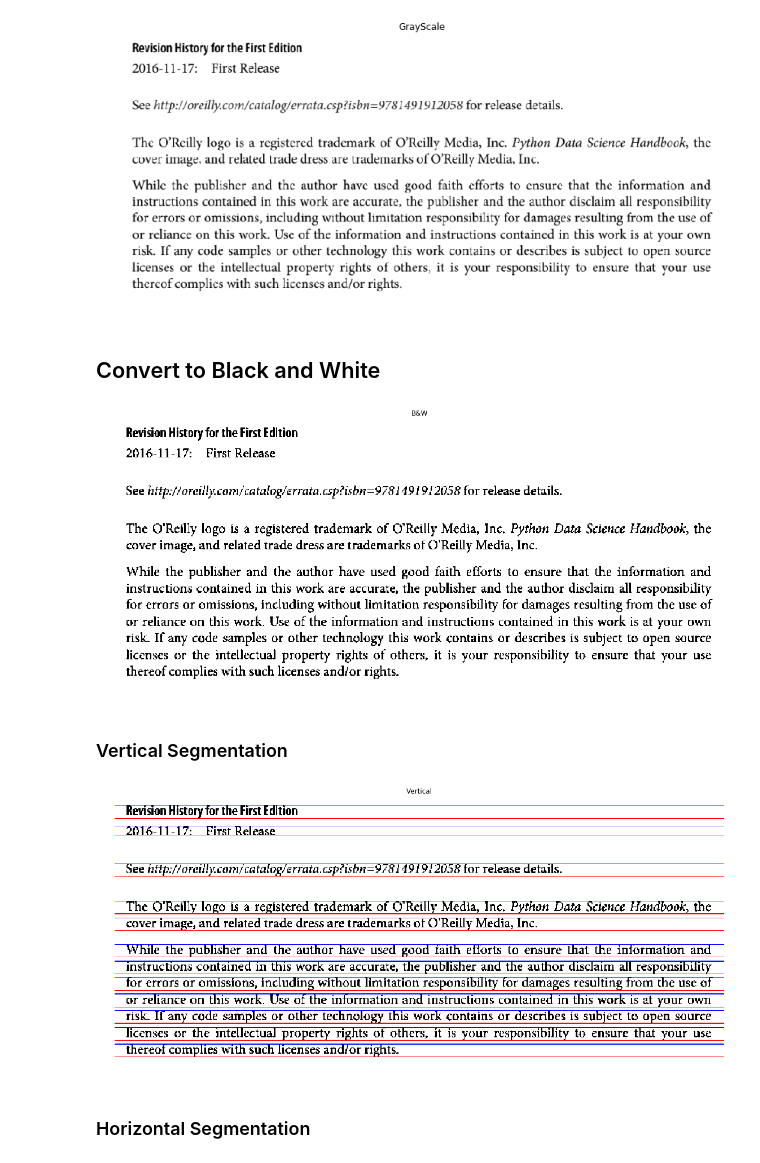
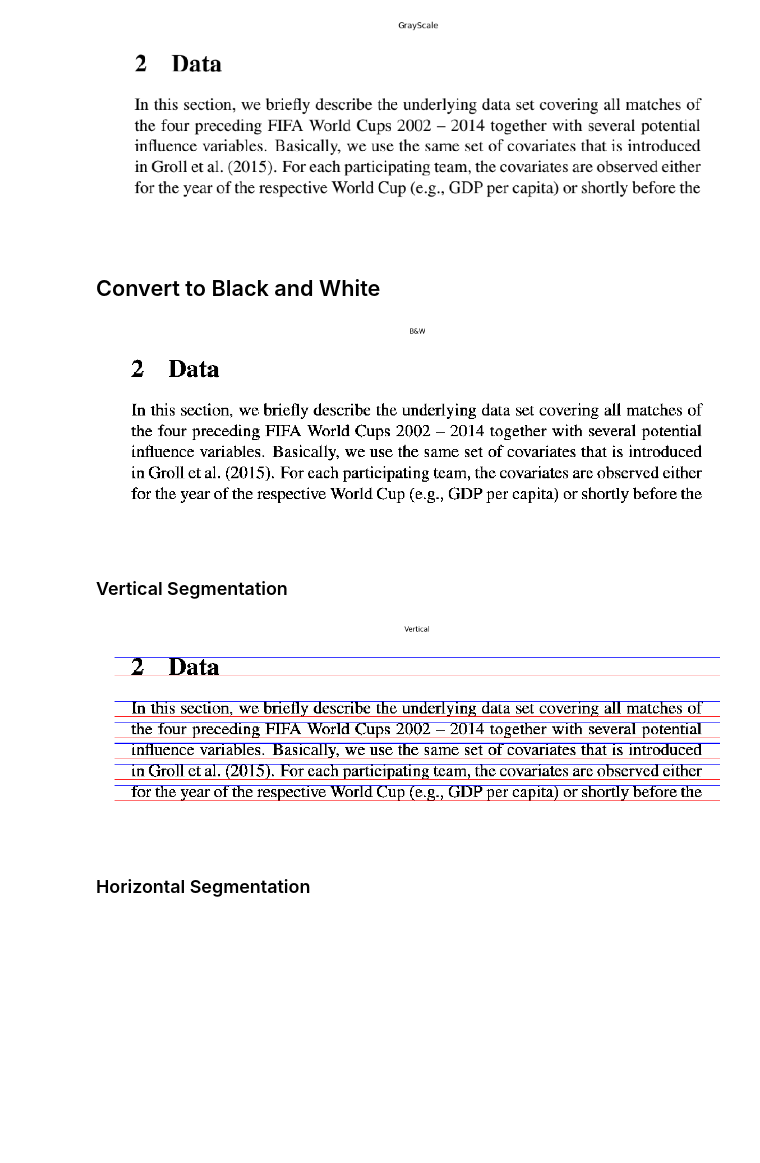
Before and after one commit to ghaiszaher/Image-Processing-OCR-Walsh, a Jupyter notebook: characters_segmentation.ipynb, the cells around one changed output. Cells and saved outputs as stored; diff of their text form; code cells hidden in the pictures; blank space fills up the shorter version.

Commit message:
other image

```diff
--- a/characters_segmentation.ipynb
+++ b/characters_segmentation.ipynb
@@ -20,11 +20,11 @@ def plotimage(img, title=None, figsize=None):
         plt.title(title)
     plt.show()
 # %%
-img = cv2.imread('images/01.png')
+img = cv2.imread('images/02.png')
 gray = cv2.cvtColor(img, cv2.COLOR_BGR2GRAY)
 plotimage(gray, 'GrayScale')
 # %% [output]
-[figure, old version]
+[figure, new version]
 # %% [markdown]
 ## Convert to Black and White
 # %%
@@ -34,7 +34,7 @@ bw[bw<thresh]=0
 bw[bw>=thresh]=255
 plotimage(bw, 'B&W', figsize=(15,15))
 # %% [output]
-[figure, old version]
+[figure, new version]
 # %% [markdown]
 ### Vertical Segmentation
 # %%
@@ -66,7 +66,7 @@ for line in lines:
     cv2.line(vert, (0,end), (width,end), (255,0,0))
 plotimage(vert, 'Vertical', figsize=(15,15))
 # %% [output]
-[figure, old version]
+[figure, new version]
 # %%
 i = 0
 start = 0
```
Also changed, not shown: parts of 2 cells of this notebook, 1 other file.
